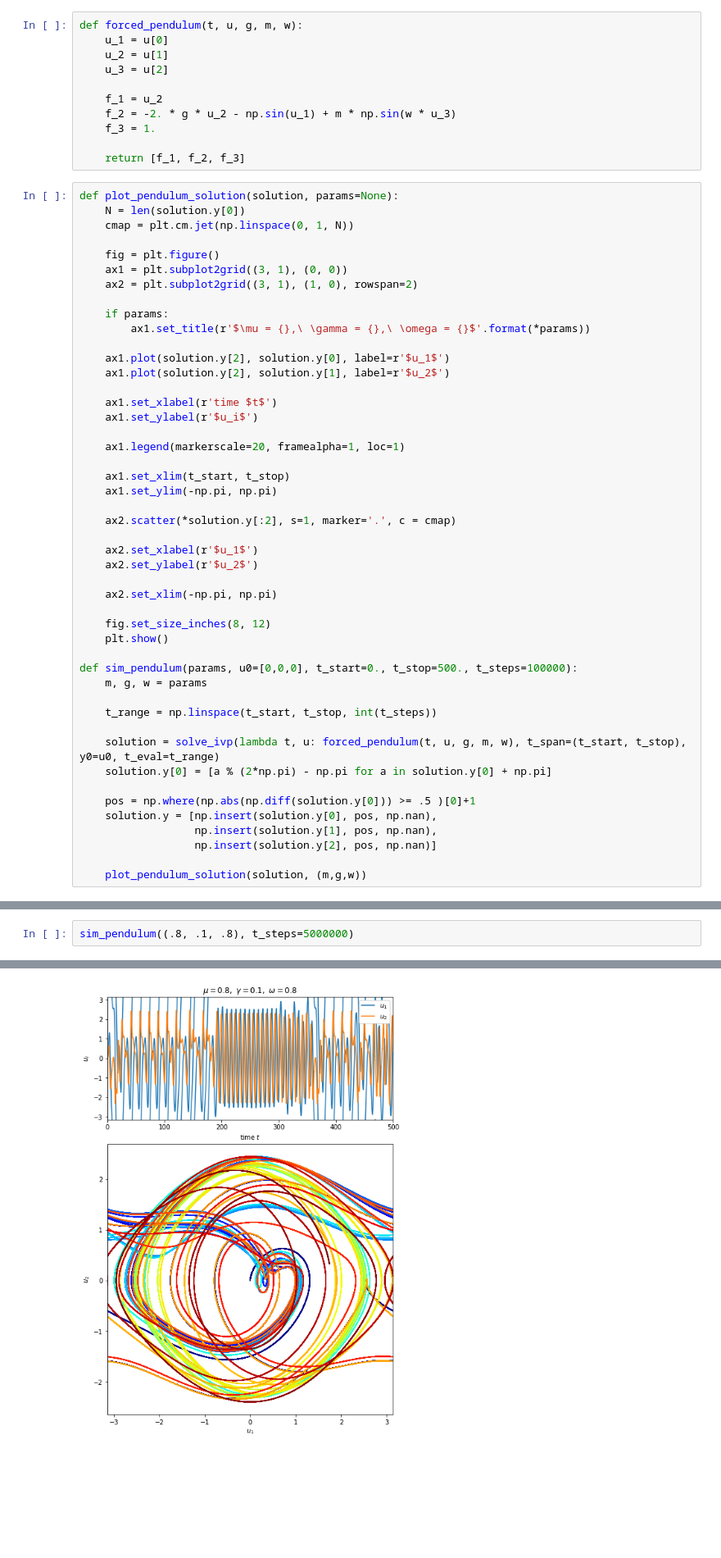
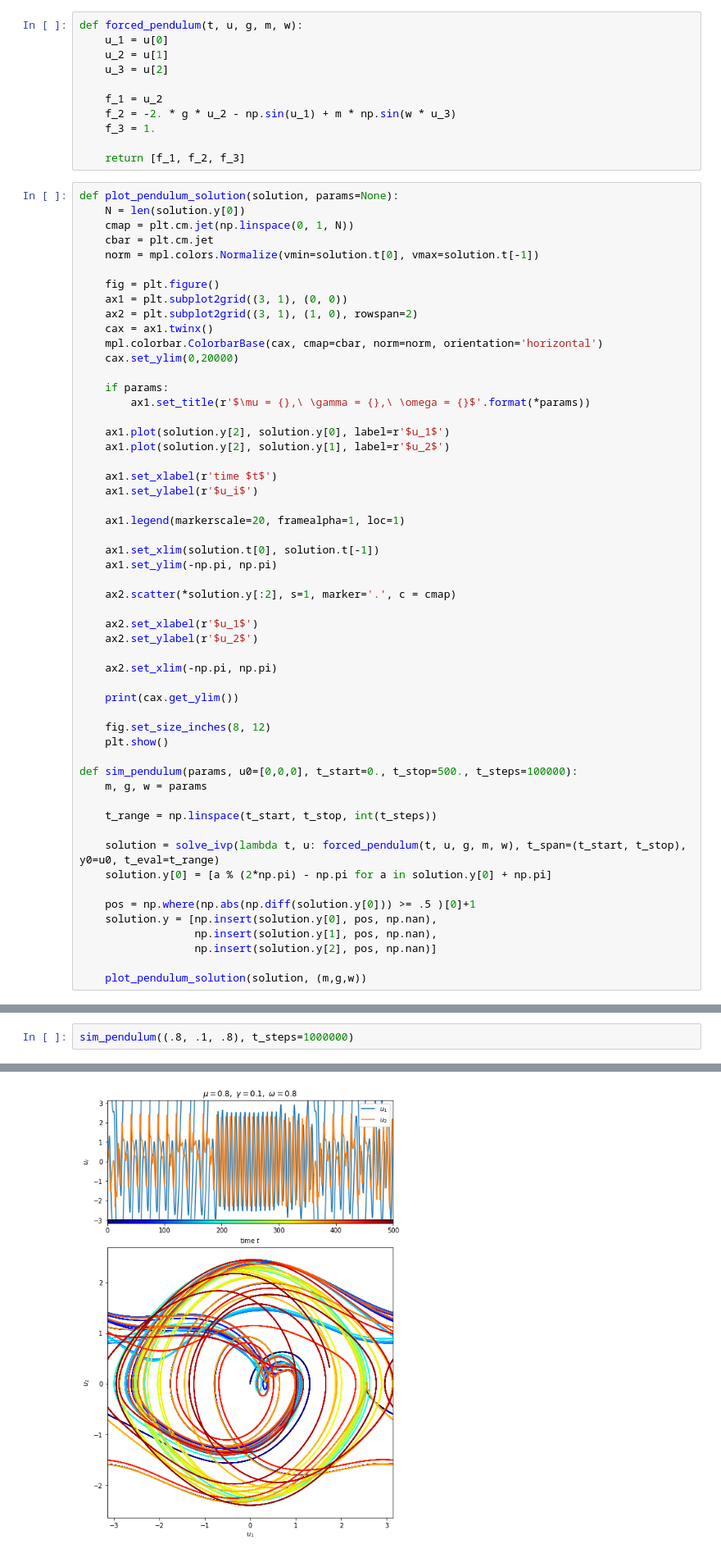
Before and after one commit to ManshaP/CCEES, a Jupyter notebook: 1_periodically_driven_viscously_damped_pendulum.ipynb, the cells around one changed output, grey strips where cells are left out. Shown at 82% size. Drawn from its saved outputs; the diff is of its cells as text; blank space fills up the shorter version.

```diff
--- a/1_periodically_driven_viscously_damped_pendulum.ipynb
+++ b/1_periodically_driven_viscously_damped_pendulum.ipynb
@@ -24,10 +25,15 @@ def forced_pendulum(t, u, g, m, w):
 def plot_pendulum_solution(solution, params=None):
     N = len(solution.y[0])
     cmap = plt.cm.jet(np.linspace(0, 1, N))
+    cbar = plt.cm.jet
+    norm = mpl.colors.Normalize(vmin=solution.t[0], vmax=solution.t[-1])
 
     fig = plt.figure()
     ax1 = plt.subplot2grid((3, 1), (0, 0))
     ax2 = plt.subplot2grid((3, 1), (1, 0), rowspan=2)
+    cax = ax1.twinx()
+    mpl.colorbar.ColorbarBase(cax, cmap=cbar, norm=norm, orientation='horizontal')
+    cax.set_ylim(0,20000)
 
     if params:
         ax1.set_title(r'$\mu = {},\ \gamma = {},\ \omega = {}$'.format(*params))
@@ -40,7 +46,7 @@ def plot_pendulum_solution(solution, params=None):
 
     ax1.legend(markerscale=20, framealpha=1, loc=1)
 
-    ax1.set_xlim(t_start, t_stop)
+    ax1.set_xlim(solution.t[0], solution.t[-1])
     ax1.set_ylim(-np.pi, np.pi)
 
     ax2.scatter(*solution.y[:2], s=1, marker='.', c = cmap)
@@ -49,6 +55,8 @@ def plot_pendulum_solution(solution, params=None):
     ax2.set_ylabel(r'$u_2$')
 
     ax2.set_xlim(-np.pi, np.pi)
+
+    print(cax.get_ylim())
 
     fig.set_size_inches(8, 12)
     plt.show()
@@ -78,3 +88,3 @@ sim_pendulum((.7, .1, .8))
 # %%
-sim_pendulum((.8, .1, .8), t_steps=5000000)
+sim_pendulum((.8, .1, .8), t_steps=1000000)
 # %% [output]
@@ -81,4 +92,4 @@ sim_pendulum((.8, .1, .8), t_steps=5000000)
-[figure, old version]
+[figure, new version]
 # %%
 sim_pendulum((.84, .1, .8))
 # %% [output]
```
Also changed, not shown: parts of 9 cells of this notebook, 1 other file.
